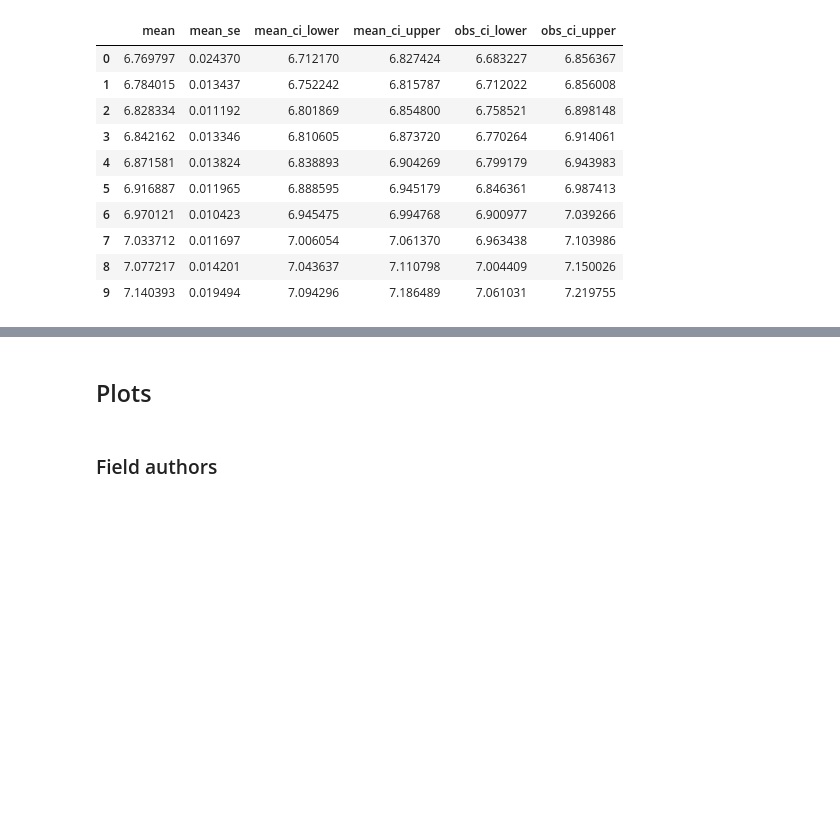
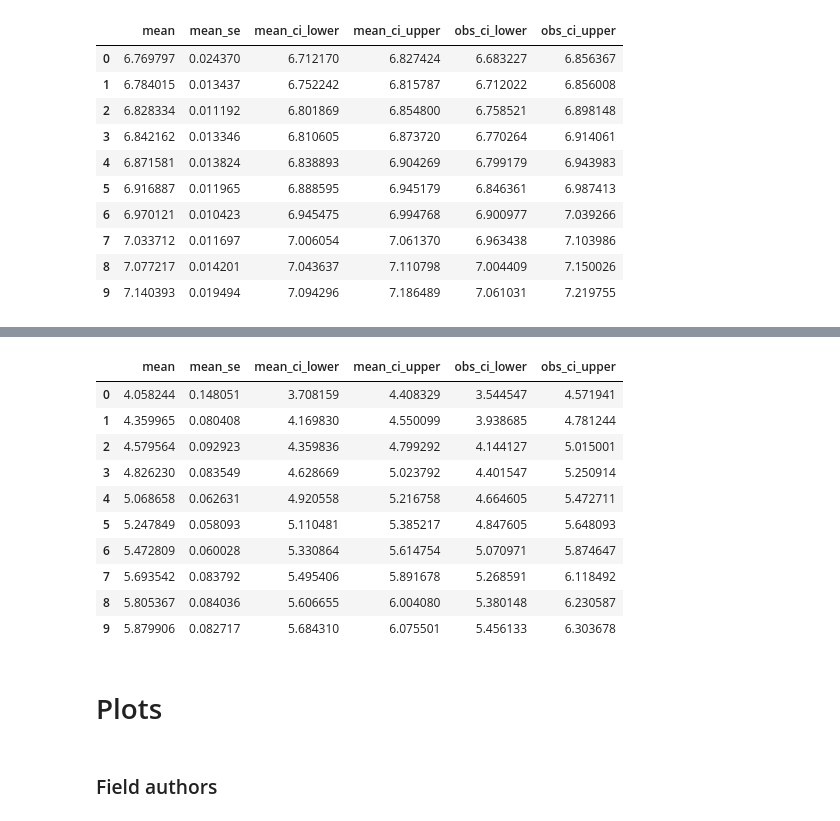
Before and after one commit to epoch-research/ai-research-impact, a Jupyter notebook: ai_researcher_impact_trends.ipynb, the cells around one changed output, grey strips where cells are left out. Saved outputs shown, nothing was run; the diff lists cells and outputs as text; code cells hidden in the pictures; blank space fills up the shorter version.

```diff
--- a/ai_researcher_impact_trends.ipynb
+++ b/ai_researcher_impact_trends.ipynb
@@ -793,0 +977,5 @@ fig.show()
+# %%
+num_researchers = institution_author_count[ins]
+num_researchers = num_researchers.loc[input_start_year:input_end_year]
+num_researchers = num_researchers.expand_dims(dim={'feature': ['num_researchers']}, axis=1)
+num_researchers
@@ -793,0 +997,3 @@ fig.show()
+# %%
+design_matrix = xr.concat([field_citation_weighted_works, num_researchers], dim='feature')
+design_matrix
@@ -793,0 +1015,4 @@ fig.show()
+# %%
+# citation_weighted_works = institution_cited_by_counts[ins].loc[output_start_year:output_end_year]
+citation_weighted_works = institution_new_citations[ins].loc[output_start_year:output_end_year]
+citation_weighted_works
@@ -793,0 +1025,3 @@ fig.show()
+# %%
+est = fit_linear_regression(np.log10(design_matrix.data), np.log10(citation_weighted_works.data))
+est.summary()
@@ -793,0 +1050,15 @@ fig.show()
+# %%
+citation_weighted_works_preds = predict(est, np.log10(design_matrix))
+citation_weighted_works_preds
+# %% [output]
+|  | mean | mean_se | mean_ci_lower | mean_ci_upper | obs_ci_lower | obs_ci_upper |
+| 0 | 4.058244 | 0.148051 | 3.708159 | 4.408329 | 3.544547 | 4.571941 |
+| 1 | 4.359965 | 0.080408 | 4.169830 | 4.550099 | 3.938685 | 4.781244 |
+| 2 | 4.579564 | 0.092923 | 4.359836 | 4.799292 | 4.144127 | 5.015001 |
+| 3 | 4.826230 | 0.083549 | 4.628669 | 5.023792 | 4.401547 | 5.250914 |
+| 4 | 5.068658 | 0.062631 | 4.920558 | 5.216758 | 4.664605 | 5.472711 |
+| 5 | 5.247849 | 0.058093 | 5.110481 | 5.385217 | 4.847605 | 5.648093 |
+| 6 | 5.472809 | 0.060028 | 5.330864 | 5.614754 | 5.070971 | 5.874647 |
+| 7 | 5.693542 | 0.083792 | 5.495406 | 5.891678 | 5.268591 | 6.118492 |
+| 8 | 5.805367 | 0.084036 | 5.606655 | 6.004080 | 5.380148 | 6.230587 |
+| 9 | 5.879906 | 0.082717 | 5.684310 | 6.075501 | 5.456133 | 6.303678 |
@@ -794,5 +1125,5 @@ fig.show()
 # %% [markdown]
-## Plots
+# Plots
 # %% [markdown]
 ### Field authors
 # %%
```
Also changed, not shown: parts of 37 cells of this notebook, 4 other files.
